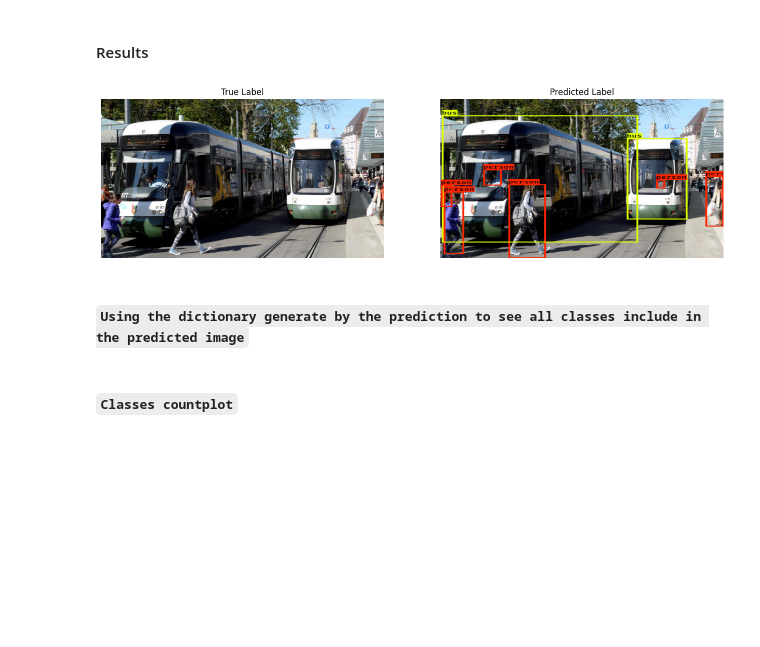
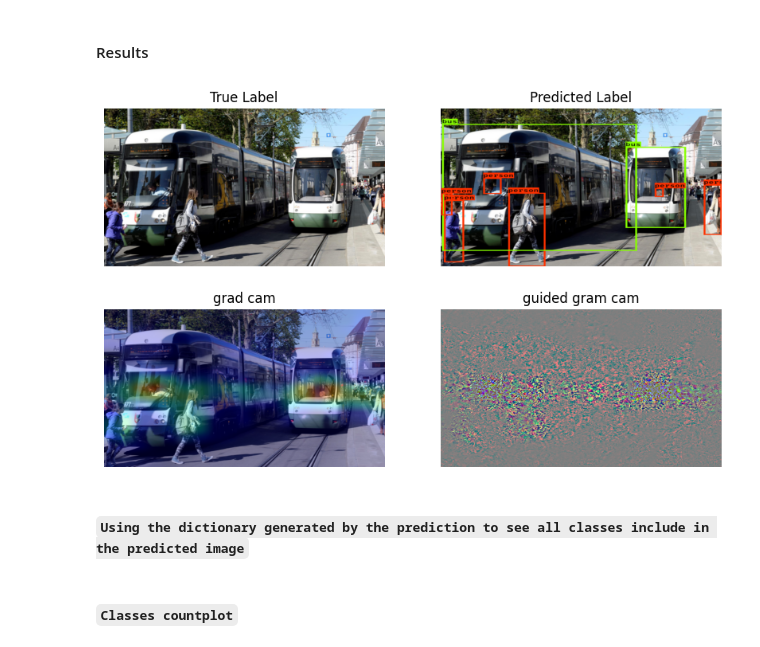
Before and after one commit to amiehe-essomba/computer-vison-api, a Jupyter notebook: main.ipynb, the cells around one changed output. Cells and saved outputs as stored; diff of their text form; code cells hidden in the pictures; blank space fills up the shorter version.

````diff
--- a/main.ipynb
+++ b/main.ipynb
@@ -77 +103,4 @@ kwargs = {
+# %%
+# note
+grad_cam = True
 # %% [markdown]
@@ -79,4 +108,6 @@ kwargs = {
 # %%
+
+
 image_predicted = prediction(
             yolo_model      = yolo_model,
             use_classes     = kwargs['class_names'],
@@ -90,7 +121,9 @@ image_predicted = prediction(
             data_dict       = df,
             shape           = shape,
             file_type       = 'image',
-            with_score      = response
+            with_score      = response,
+            colors          = colors,
+            grad_cam        = grad_cam
             )
 # %% [markdown]
 #### __```Resizing images```__
@@ -100,16 +130,35 @@ img_classes = ['True Label', 'Predicted Label']
+# %%
+if grad_cam is False:
+    imgs = [ resize(image_data.reshape(yolo_shape+(3,)), output_shape=shape), image_predicted]
+    img_classes = ['True Label', 'Predicted Label']
+    n = 2
+else:
+    imgs = [ resize(image_data.reshape(yolo_shape+(3,)), output_shape=shape), image_predicted[0], image_predicted[1], image_predicted[2]]
+    img_classes = ['True Label', 'Predicted Label', "grad cam", "guided gram cam"]
+    n = 4
 # %% [markdown]
 #### Results
 # %%
-fig, ax = plt.subplots(1, 2, figsize=(16,8))
-for i in range(2):
-    ax[i].axis('off')
-    ax[i].imshow(imgs[i])
-    ax[i].set_title(img_classes[i])
+if grad_cam :
+    fig, ax = plt.subplots(2, 2, figsize=(10, 6))
+    index = -1
+    for i in range(2):
+        for j in range(2):
+            index += 1
+            ax[i, j].axis('off')
+            ax[i, j].imshow(imgs[index])
+            ax[i, j].set_title(img_classes[index])
+else:
+    fig, ax = plt.subplots(1, n, figsize=(8 * n, 8))
+    for i in range(n):
+        ax[i].axis('off')
+        ax[i].imshow(imgs[i])
+        ax[i].set_title(img_classes[i])
 plt.show()
 # %% [output]
-[figure, old version]
+[figure, new version]
 # %% [markdown]
-#### __```Using the dictionary generate by the prediction to see all classes include in the predicted image```__
+#### __```Using the dictionary generated by the prediction to see all classes include in the predicted image```__
 # %%
 data_frame = pd.DataFrame(df)
 data_frame.rename(columns={'label':'classes'}, inplace=True)
````
Also changed, not shown: parts of 7 cells of this notebook, 6 other files.
